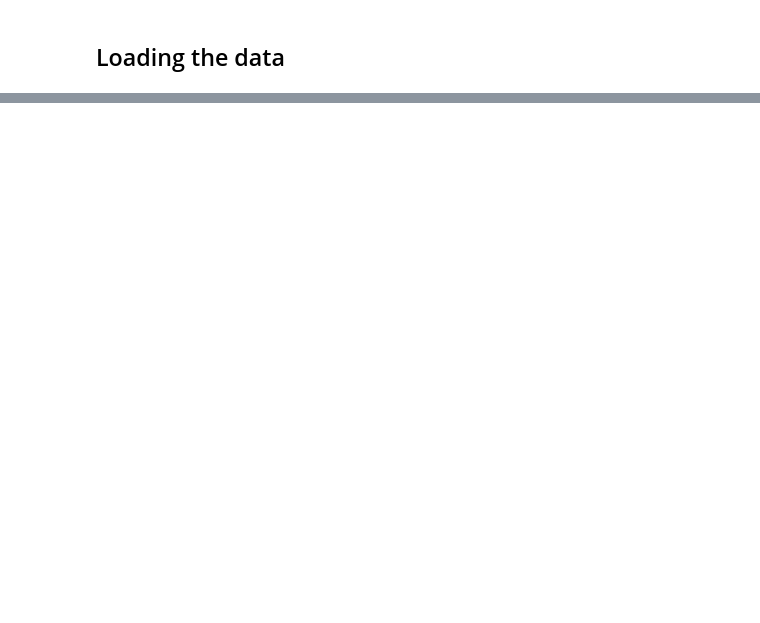
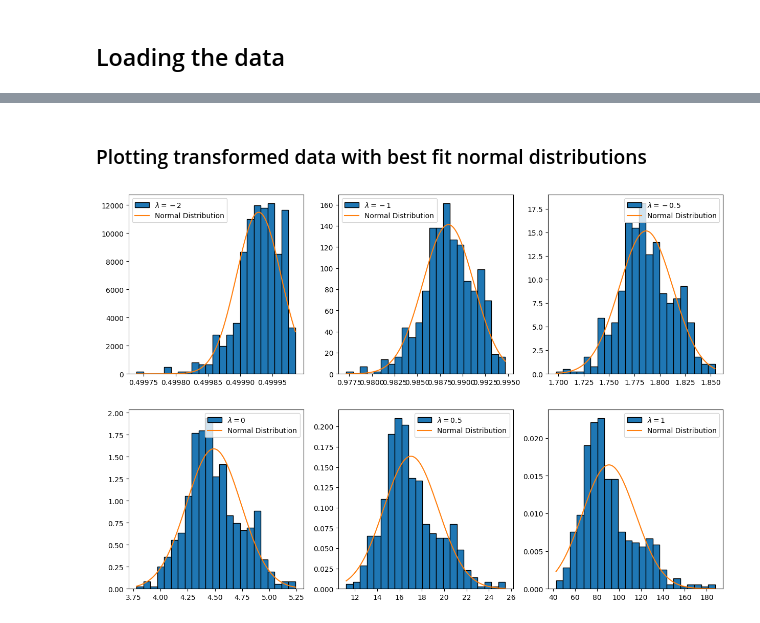
Before and after one commit to NamanChhibbar/Bayesian-Theory-Projects, a Jupyter notebook: project1.ipynb, the cells around one changed output, grey strips where cells are left out. Saved outputs shown, nothing was run; the diff lists cells and outputs as text; code cells hidden in the pictures; blank space fills up the shorter version.

Commit message:
Added box-cox transformations and tests

```diff
--- a/project1.ipynb
+++ b/project1.ipynb
@@ -50,0 +74,39 @@ Name: life_span, dtype: int64
+# %% [markdown]
+### Plotting transformed data with best fit normal distributions
+# %%
+# Lambda values for box-cox transformation
+lambda_vals = [-2, -1, -.5, 0, .5, 1]
+
+# Number of points to plot for normal distribution
+num_points = 1000
+
+fig, ax = plt.subplots(2, 3, figsize=(15, 10))
+ax = ax.flatten()
+
+for i, lambda_val in enumerate(lambda_vals):
+
+  # Transform data
+  transformed = st.boxcox(data, lambda_val)
+
+  # Plot histogram
+  ax[i].hist(
+    transformed,
+    bins = bins,
+    edgecolor = "black",
+    density = True,
+    label = f"$\lambda = {lambda_val}$"
+  )
+
+  # Fit normal distribution
+  mean, sd = st.norm.fit(transformed)
+
+  # Plot normal distribution
+  grid = np.linspace(min(transformed), max(transformed), num_points)
+  normal_pdf = st.norm.pdf(grid, mean, sd)
+  ax[i].plot(grid, normal_pdf, label = f"Normal Distribution")
+
+  ax[i].legend()
+
+plt.show()
+# %% [output]
+[figure, added]
```
Also changed, not shown: parts of 17 cells of this notebook.
